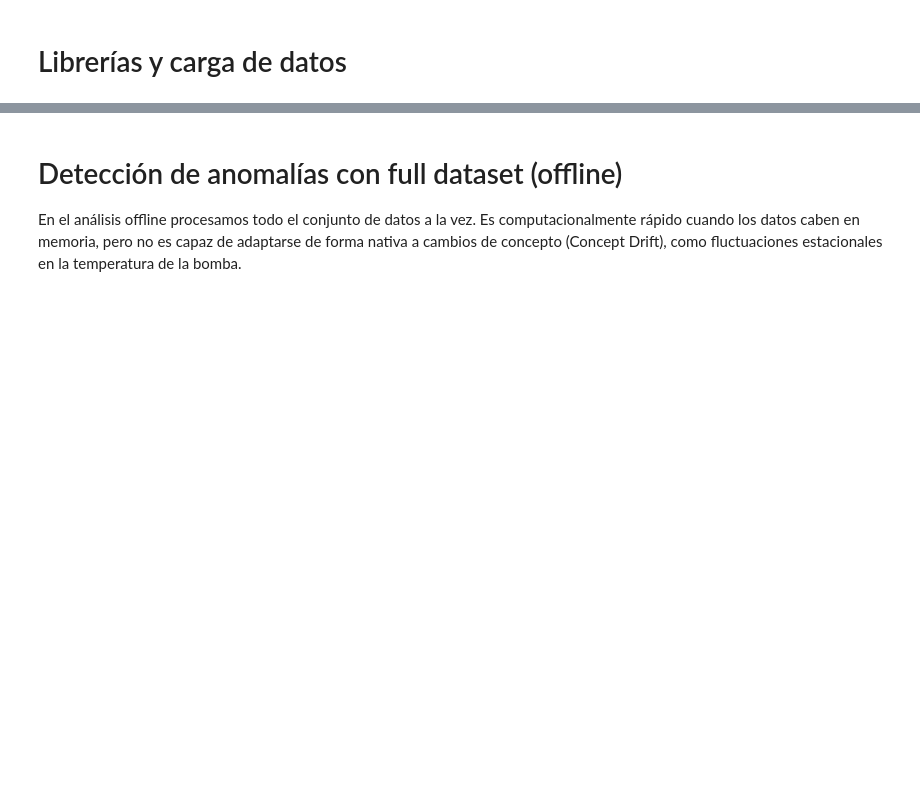
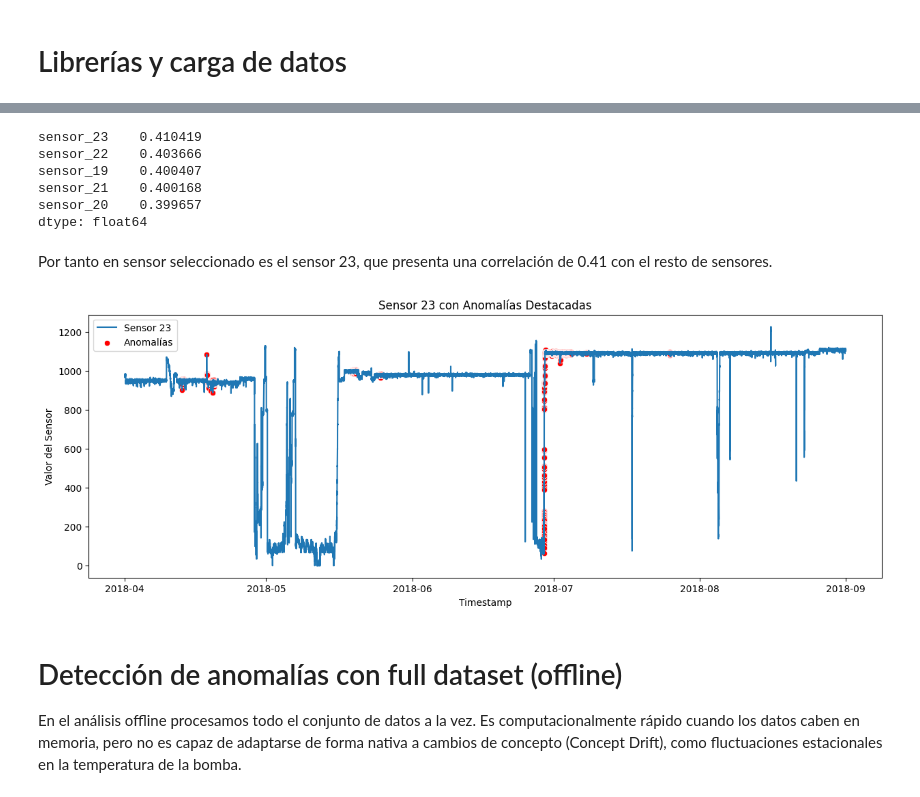
Before and after one commit to TheA-20/P2_Workflows_Outliers, a Jupyter notebook: practica2.ipynb, the cells around one changed output, grey strips where cells are left out. Saved outputs shown, nothing was run; the diff lists cells and outputs as text; code cells hidden in the pictures; blank space fills up the shorter version.

```diff
--- a/practica2.ipynb
+++ b/practica2.ipynb
@@ -87,0 +116,22 @@ df_offline = df[numeric_columns].copy()
+# %%
+# Calular la matriz de correlación de un sensor con el resto de sensores y la variable objetivo
+corr_sensores = df_offline.corr()
+
+# Quitamos la autocorrelación (diagonal = 1)
+np.fill_diagonal(corr_sensores.values, np.nan)
+
+# Calculamos la correlación media absoluta con los demás sensores
+mean_corr = corr_sensores.abs().mean().sort_values(ascending=False)
+
+top5_media = mean_corr.head(5)
+
+top5_media
+# %% [output]
+sensor_23    0.410419
+sensor_22    0.403666
+sensor_19    0.400407
+sensor_21    0.400168
+sensor_20    0.399657
+dtype: float64
+# %% [markdown]
+Por tanto en sensor seleccionado es el sensor 23, que presenta una correlación de 0.41 con el resto de sensores.
@@ -88,3 +140,15 @@ df_offline = df[numeric_columns].copy()
+# %%
+# plot sensor 23 con azul si es normal y rojo si es anómalo, es una serie temporal, por lo que el eje x es el índice del dataframe, plotea anomalias como plot scatter y el resto como lineplot
+plt.figure(figsize=(15, 5))
+sns.lineplot(data=df_offline, x=df_offline.index, y='sensor_23', label='Sensor 23')
+sns.scatterplot(data=df_offline[df['is_anomaly_real'] == 1], x=df_offline[df['is_anomaly_real'] == 1].index, y='sensor_23', color='red', label='Anomalías')
+plt.title('Sensor 23 con Anomalías Destacadas')
+plt.xlabel('Timestamp')
+plt.ylabel('Valor del Sensor')
+plt.legend()
+plt.show()
+# %% [output]
+[figure, added]
 # %% [markdown]
 # Detección de anomalías con full dataset (offline)
 
```
Also changed, not shown: parts of 18 cells of this notebook, 2 other files.
